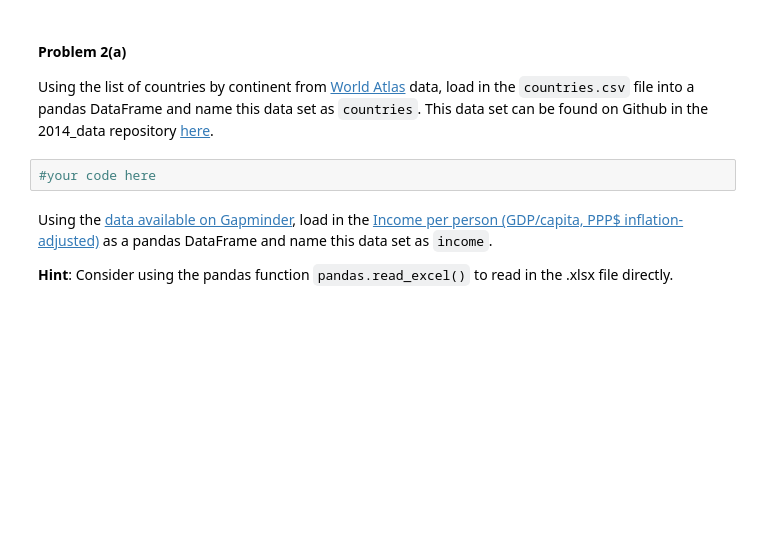
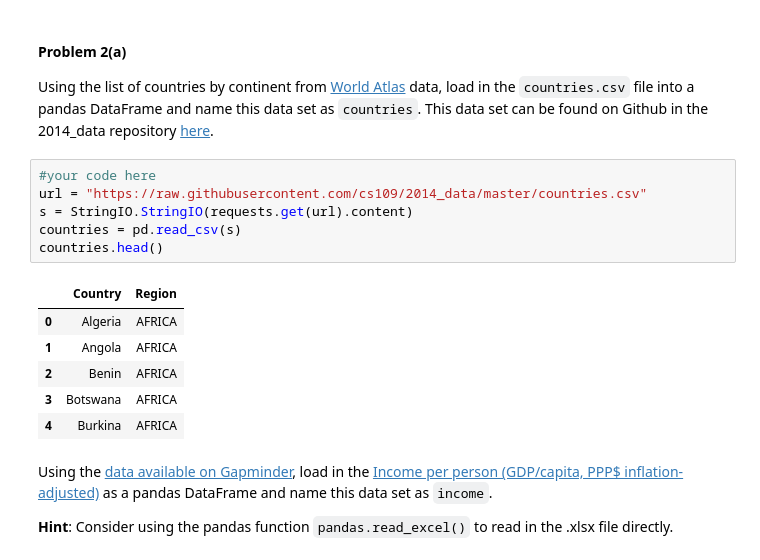
Before and after one commit to ouassimk/2014, a Jupyter notebook: homework/HW1.nbconvert.ipynb, the cells around one changed output. Cells and saved outputs as stored; diff of their text form; blank space fills up the shorter version.

```diff
--- a/homework/HW1.nbconvert.ipynb
+++ b/homework/HW1.nbconvert.ipynb
@@ -345,8 +346,19 @@ Several media reports have demonstrated the income inequality has increased in t
 #### Problem 2(a)
 
 Using the list of countries by continent from [World Atlas](http://www.worldatlas.com/cntycont.htm) data, load in the `countries.csv` file into a pandas DataFrame and name this data set as `countries`.  This data set can be found on Github in the 2014_data repository [here](https://github.com/cs109/2014_data/blob/master/countries.csv).
-# %%
-#your code here
+# %%
+#your code here
+url = "https://raw.githubusercontent.com/cs109/2014_data/master/countries.csv"
+s = StringIO.StringIO(requests.get(url).content)
+countries = pd.read_csv(s)
+countries.head()
+# %% [output]
+|  | Country | Region |
+| 0 | Algeria | AFRICA |
+| 1 | Angola | AFRICA |
+| 2 | Benin | AFRICA |
+| 3 | Botswana | AFRICA |
+| 4 | Burkina | AFRICA |
 # %% [markdown]
 Using the [data available on Gapminder](http://www.gapminder.org/data/), load in the [Income per person (GDP/capita, PPP$ inflation-adjusted)](https://spreadsheets.google.com/pub?key=phAwcNAVuyj1jiMAkmq1iMg&gid=0) as a pandas DataFrame and name this data set as `income`.
 
```
Also changed, not shown: parts of 2 cells of this notebook, 1 other file.
